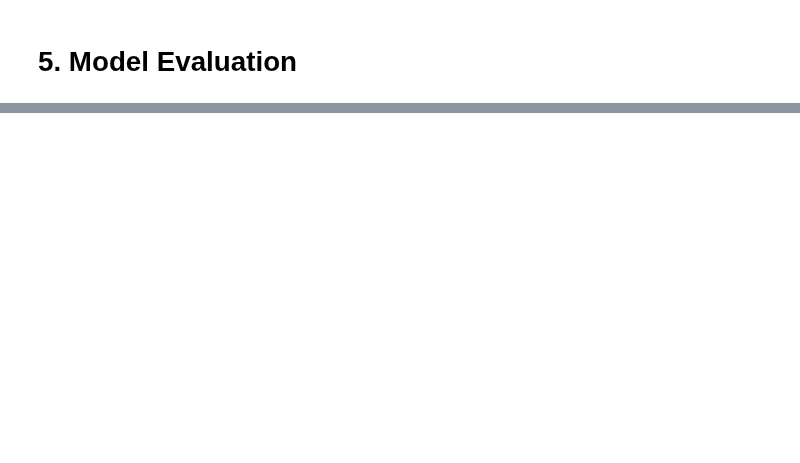
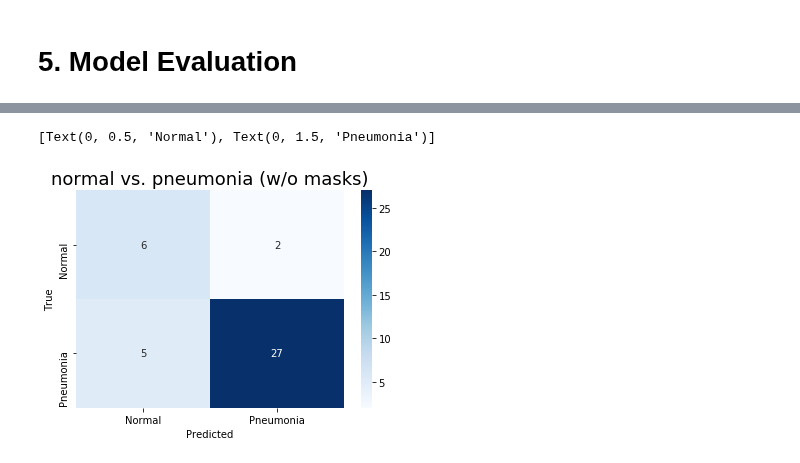
Before and after one commit to ai-explorers/chest_x_ray, a Jupyter notebook: merged_notebooks.ipynb, the cells around one changed output, grey strips where cells are left out. Cells and saved outputs as stored; diff of their text form; code cells hidden in the pictures; blank space fills up the shorter version.

```diff
--- a/merged_notebooks.ipynb
+++ b/merged_notebooks.ipynb
@@ -154,0 +443,6 @@ dataset_dict['padchest'].train.head()
+# %%
+predictions = model.predict(test_generator)
+# %%
+
+y_true = test_generator.df.label_pneumonia # we can do this since we do not shuffle in test_generator ;)
+y_pred = predictions > 0.5
@@ -154,0 +465,3 @@ dataset_dict['padchest'].train.head()
+# %%
+cm = confusion_matrix(y_true, y_pred)
+print(cm)
@@ -154,0 +483,16 @@ dataset_dict['padchest'].train.head()
+# %%
+import seaborn as sns
+import matplotlib.pyplot as plt
+ax= plt.subplot()
+sns.heatmap(cm, annot=True, ax = ax, fmt='g', cmap='Blues') #annot=True to annotate cells
+sns.set(font_scale=1.5)
+
+# labels, title and ticks
+ax.set_xlabel('Predicted')
+ax.set_ylabel('True')
+ax.set_title('normal vs. pneumonia (w/o masks)')
+ax.xaxis.set_ticklabels(['Normal', 'Pneumonia'])
+ax.yaxis.set_ticklabels(['Normal', 'Pneumonia'])
+# %% [output]
+[Text(0, 0.5, 'Normal'), Text(0, 1.5, 'Pneumonia')]
+[figure, added]
```
Also changed, not shown: parts of 31 cells of this notebook.
